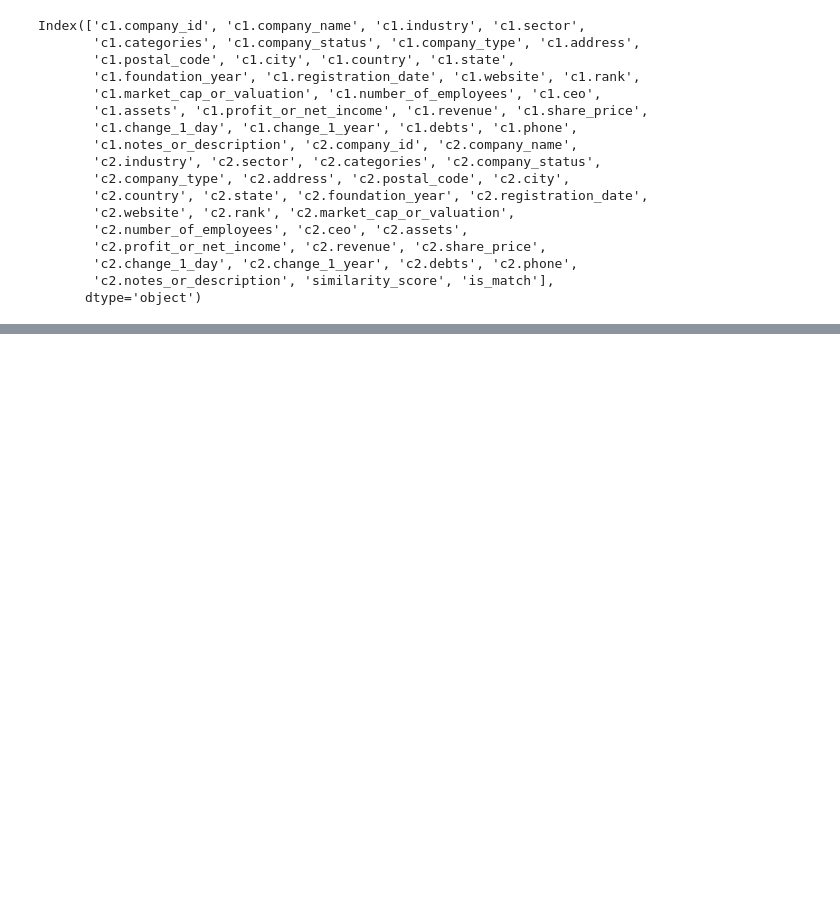
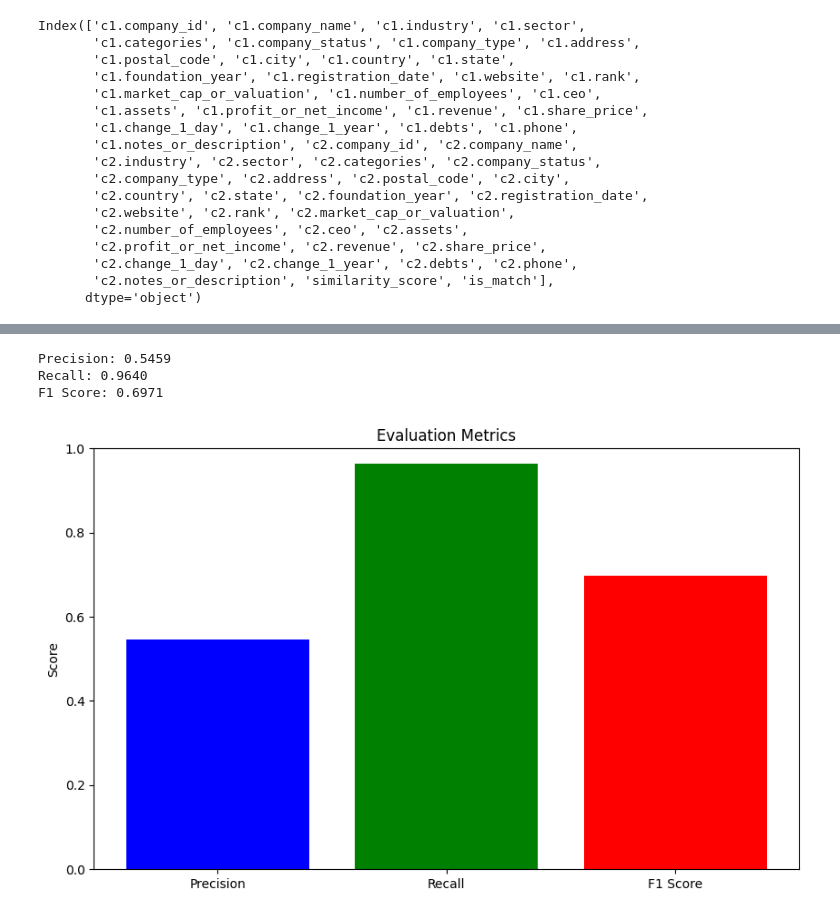
Before and after one commit to MatVitale6/IngegneriaDeiDatiProject, a Jupyter notebook: homework5/valutation/ditto_valuation.ipynb, the cells around one changed output, grey strips where cells are left out. Saved outputs shown, nothing was run; the diff lists cells and outputs as text; code cells hidden in the pictures; blank space fills up the shorter version.

```diff
--- a/homework5/valutation/ditto_valuation.ipynb
+++ b/homework5/valutation/ditto_valuation.ipynb
@@ -165,0 +138,45 @@ Filtered size: 15030
+# %%
+import pandas as pd
+from sklearn.metrics import precision_score, recall_score, f1_score
+
+
+# Assicurati che entrambi abbiano la stessa lunghezza
+assert len(ground_truth_df) == len(matches_df), "I DataFrame devono avere la stessa lunghezza!"
+
+# Estrai la colonna 'is_match'
+y_true = ground_truth_df['is_match']
+y_pred = matches_df['is_match']
+
+# Se le colonne contengono stringhe "True"/"False", convertili in booleani:
+if y_true.dtype == object:
+    y_true = y_true.map({'True': True, 'False': False})
+if y_pred.dtype == object:
+    y_pred = y_pred.map({'True': True, 'False': False})
+
+# Calcola le metriche
+precision = precision_score(y_true, y_pred)
+recall = recall_score(y_true, y_pred)
+f1 = f1_score(y_true, y_pred)
+
+print(f"Precision: {precision:.4f}")
+print(f"Recall: {recall:.4f}")
+print(f"F1 Score: {f1:.4f}")
+# %% [output]
+Precision: 0.5459
+Recall: 0.9640
+F1 Score: 0.6971
+# %%
+import matplotlib.pyplot as plt
+
+# Plot Precision, Recall, and F1 Score
+metrics = ['Precision', 'Recall', 'F1 Score']
+values = [precision, recall, f1]
+
+plt.figure(figsize=(10, 6))
+plt.bar(metrics, values, color=['blue', 'green', 'red'])
+plt.ylim(0, 1)
+plt.ylabel('Score')
+plt.title('Evaluation Metrics')
+plt.show()
+# %% [output]
+[figure, added]
```
Also changed, not shown: parts of 2 cells of this notebook, 4 other files.
